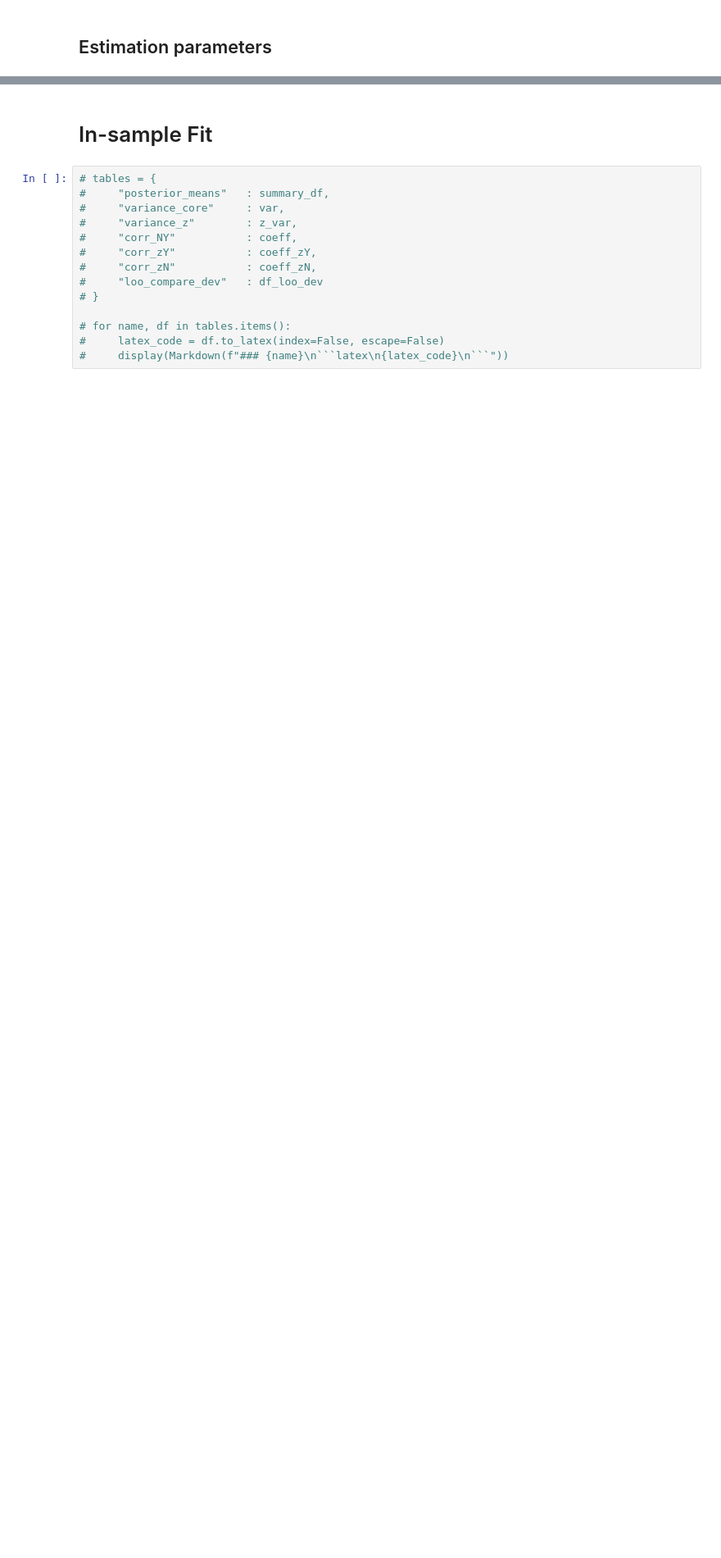
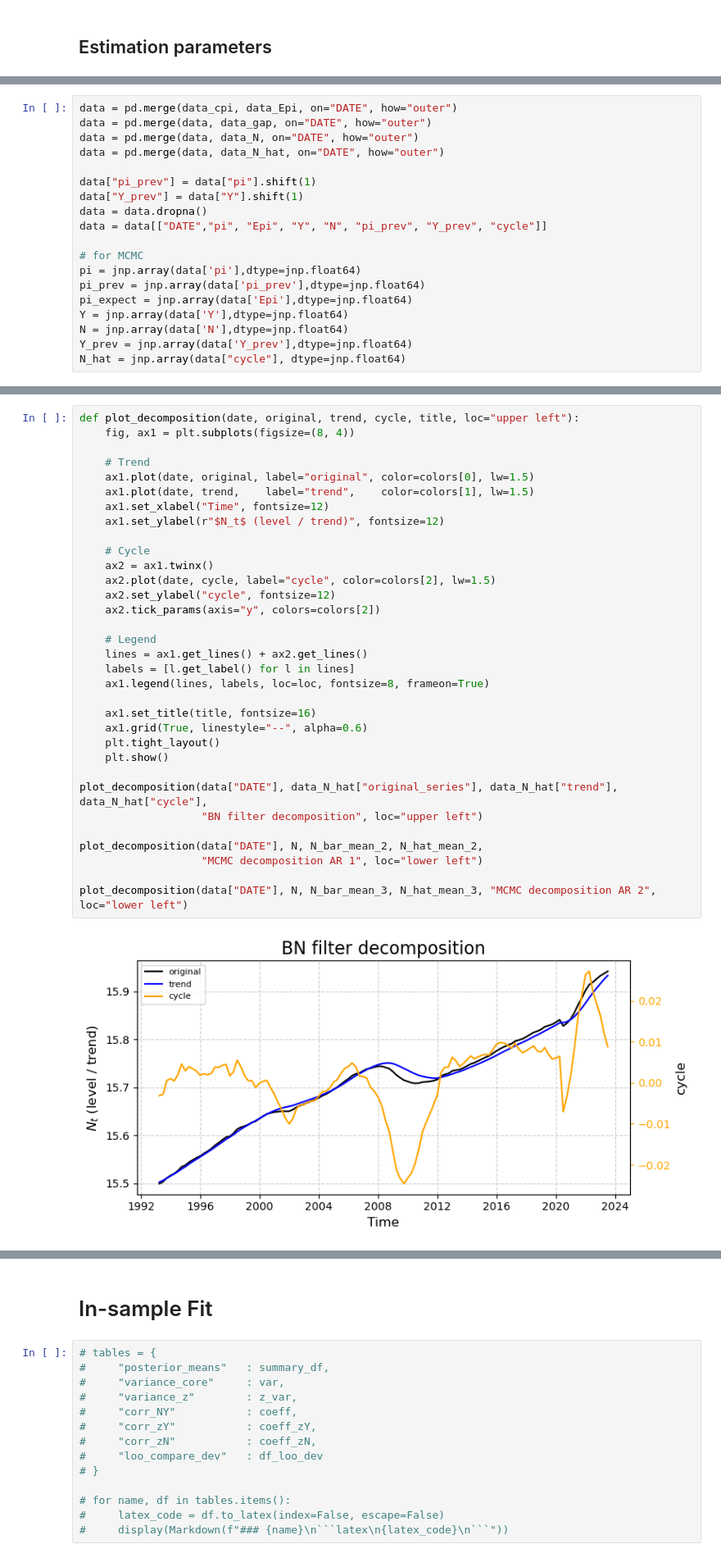
Before and after one commit to Ichikawa-Satoshi/NKPC_HSA_MCMC, a Jupyter notebook: code/main.ipynb, the cells around one changed output, grey strips where cells are left out. Shown at 82% size. Drawn from its saved outputs; the diff is of its cells as text; blank space fills up the shorter version.

```diff
--- a/code/main.ipynb
+++ b/code/main.ipynb
@@ -976,0 +163,19 @@ display(cmp[['elpd_waic','p_waic']])
+# %%
+data = pd.merge(data_cpi, data_Epi, on="DATE", how="outer")
+data = pd.merge(data, data_gap, on="DATE", how="outer")
+data = pd.merge(data, data_N, on="DATE", how="outer")
+data = pd.merge(data, data_N_hat, on="DATE", how="outer")
+
+data["pi_prev"] = data["pi"].shift(1)
+data["Y_prev"] = data["Y"].shift(1)
+data = data.dropna()
+data = data[["DATE","pi", "Epi", "Y", "N", "pi_prev", "Y_prev", "cycle"]]
+
+# for MCMC
+pi = jnp.array(data['pi'],dtype=jnp.float64)
+pi_prev = jnp.array(data['pi_prev'],dtype=jnp.float64)
+pi_expect = jnp.array(data['Epi'],dtype=jnp.float64)
+Y = jnp.array(data['Y'],dtype=jnp.float64)
+N = jnp.array(data['N'],dtype=jnp.float64)
+Y_prev = jnp.array(data['Y_prev'],dtype=jnp.float64)
+N_hat = jnp.array(data["cycle"], dtype=jnp.float64)
@@ -976,0 +563,35 @@ display(cmp[['elpd_waic','p_waic']])
+# %%
+def plot_decomposition(date, original, trend, cycle, title, loc="upper left"):
+    fig, ax1 = plt.subplots(figsize=(8, 4))
+
+    # Trend
+    ax1.plot(date, original, label="original", color=colors[0], lw=1.5)
+    ax1.plot(date, trend,    label="trend",    color=colors[1], lw=1.5)
+    ax1.set_xlabel("Time", fontsize=12)
+    ax1.set_ylabel(r"$N_t$ (level / trend)", fontsize=12)
+
+    # Cycle
+    ax2 = ax1.twinx()
+    ax2.plot(date, cycle, label="cycle", color=colors[2], lw=1.5)
+    ax2.set_ylabel("cycle", fontsize=12)
+    ax2.tick_params(axis="y", colors=colors[2])
+
+    # Legend
+    lines = ax1.get_lines() + ax2.get_lines()
+    labels = [l.get_label() for l in lines]
+    ax1.legend(lines, labels, loc=loc, fontsize=8, frameon=True)
+
+    ax1.set_title(title, fontsize=16)
+    ax1.grid(True, linestyle="--", alpha=0.6)
+    plt.tight_layout()
+    plt.show()
+
+plot_decomposition(data["DATE"], data_N_hat["original_series"], data_N_hat["trend"], data_N_hat["cycle"],
+                   "BN filter decomposition", loc="upper left")
+
+plot_decomposition(data["DATE"], N, N_bar_mean_2, N_hat_mean_2,
+                   "MCMC decomposition AR 1", loc="lower left")
+
+plot_decomposition(data["DATE"], N, N_bar_mean_3, N_hat_mean_3, "MCMC decomposition AR 2", loc="lower left")
+# %% [output]
+[figure, added]
```
Also changed, not shown: parts of 62 cells of this notebook, 7 other files.
